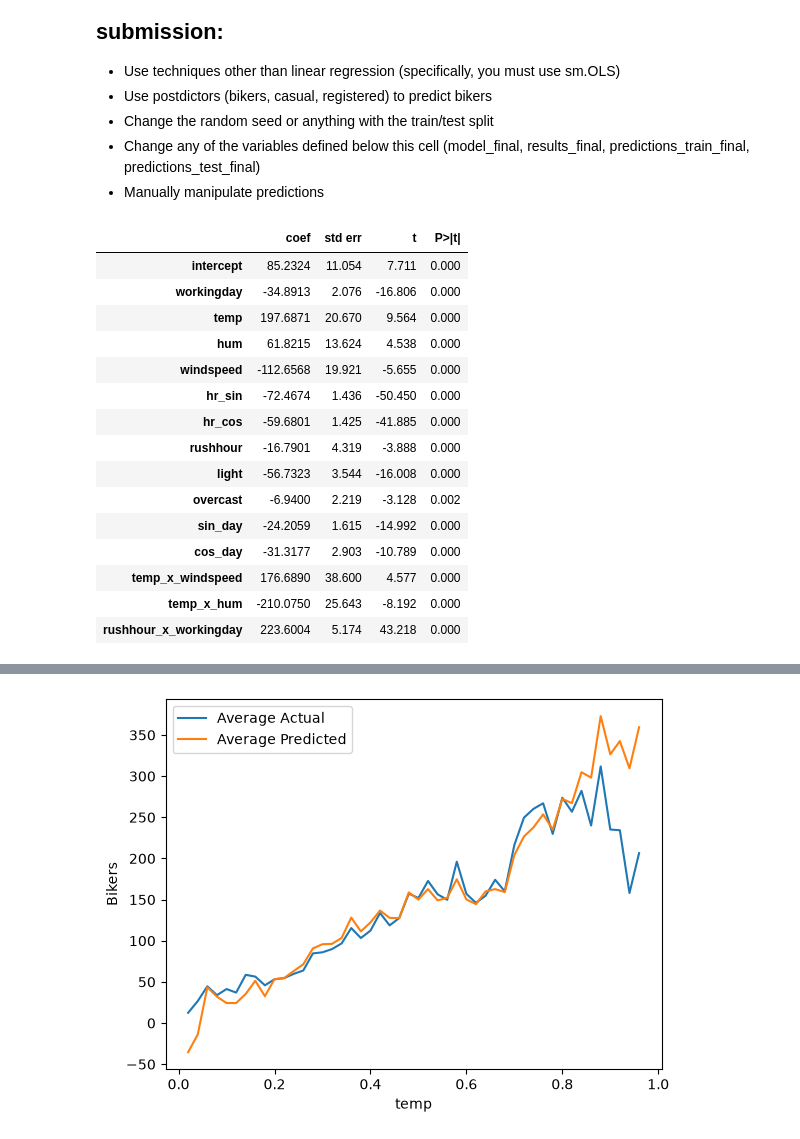
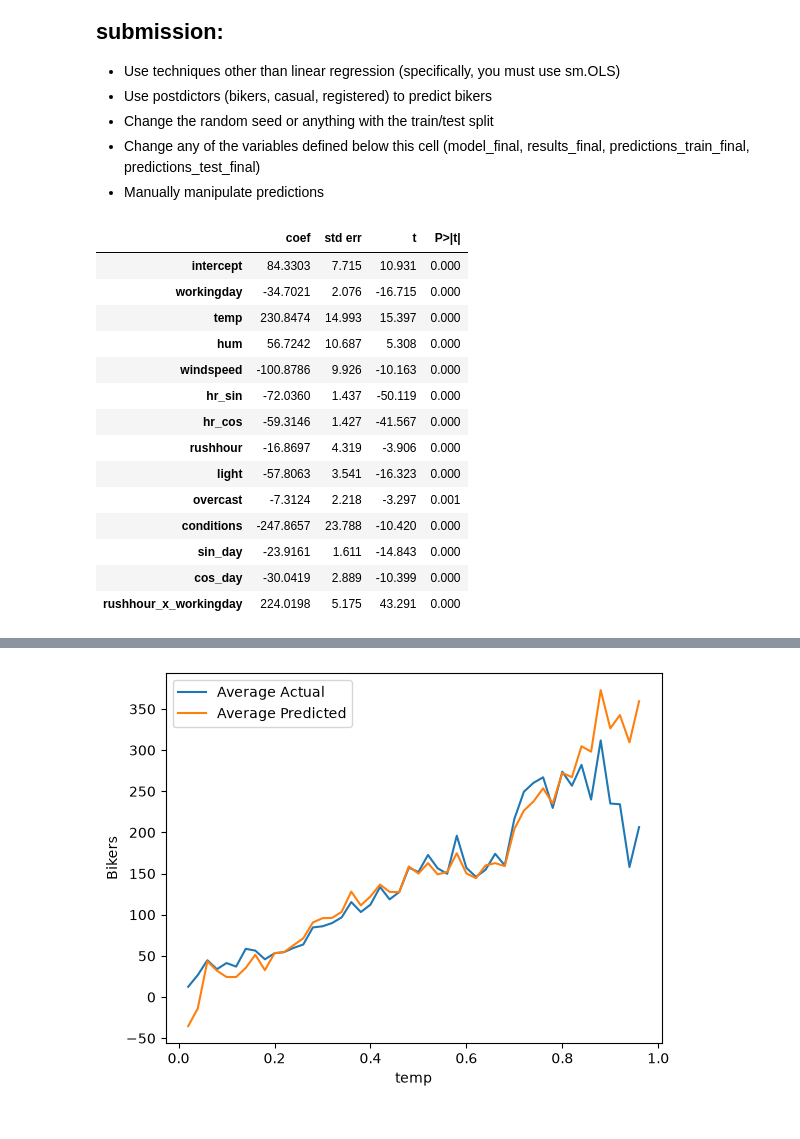
Before and after one commit to JamesBe2006/code_2600, a Jupyter notebook: mod05_nonlinear.ipynb, the cells around one changed output, grey strips where cells are left out. Drawn from its saved outputs; the diff is of its cells as text; code cells hidden in the pictures.

```diff
--- a/mod05_nonlinear.ipynb
+++ b/mod05_nonlinear.ipynb
@@ -448,32 +389,30 @@ X_test['rushhour_x_workingday'] = X_test['rushhour'] * X_test['workingday']
 # %%
 vars_to_include = ['intercept','workingday', 'temp',
                    'hum', 'windspeed', 'hr_sin',
                    'hr_cos', 'rushhour',
-                   'light', 'overcast',
-                   'sin_day', 'cos_day', 'temp_x_windspeed',
-                   'temp_x_hum','rushhour_x_workingday'
+                   'light', 'overcast', 'conditions',
+                   'sin_day', 'cos_day','rushhour_x_workingday'
 ]
 
 model_final = sm.OLS(y_train, X_train[vars_to_include])
 results_final = model_final.fit()
 summarize(results_final)
 # %% [output]
 |  | coef | std err | t | P>|t| |
-| intercept | 85.2324 | 11.054 | 7.711 | 0.000 |
-| workingday | -34.8913 | 2.076 | -16.806 | 0.000 |
-| temp | 197.6871 | 20.670 | 9.564 | 0.000 |
-| hum | 61.8215 | 13.624 | 4.538 | 0.000 |
-| windspeed | -112.6568 | 19.921 | -5.655 | 0.000 |
-| hr_sin | -72.4674 | 1.436 | -50.450 | 0.000 |
-| hr_cos | -59.6801 | 1.425 | -41.885 | 0.000 |
-| rushhour | -16.7901 | 4.319 | -3.888 | 0.000 |
-| light | -56.7323 | 3.544 | -16.008 | 0.000 |
-| overcast | -6.9400 | 2.219 | -3.128 | 0.002 |
-| sin_day | -24.2059 | 1.615 | -14.992 | 0.000 |
-| cos_day | -31.3177 | 2.903 | -10.789 | 0.000 |
-| temp_x_windspeed | 176.6890 | 38.600 | 4.577 | 0.000 |
-| temp_x_hum | -210.0750 | 25.643 | -8.192 | 0.000 |
-| rushhour_x_workingday | 223.6004 | 5.174 | 43.218 | 0.000 |
+| intercept | 84.3303 | 7.715 | 10.931 | 0.000 |
+| workingday | -34.7021 | 2.076 | -16.715 | 0.000 |
+| temp | 230.8474 | 14.993 | 15.397 | 0.000 |
+| hum | 56.7242 | 10.687 | 5.308 | 0.000 |
+| windspeed | -100.8786 | 9.926 | -10.163 | 0.000 |
+| hr_sin | -72.0360 | 1.437 | -50.119 | 0.000 |
+| hr_cos | -59.3146 | 1.427 | -41.567 | 0.000 |
+| rushhour | -16.8697 | 4.319 | -3.906 | 0.000 |
+| light | -57.8063 | 3.541 | -16.323 | 0.000 |
+| overcast | -7.3124 | 2.218 | -3.297 | 0.001 |
+| conditions | -247.8657 | 23.788 | -10.420 | 0.000 |
+| sin_day | -23.9161 | 1.611 | -14.843 | 0.000 |
+| cos_day | -30.0419 | 2.889 | -10.399 | 0.000 |
+| rushhour_x_workingday | 224.0198 | 5.175 | 43.291 | 0.000 |
 # %%
 predictions_train_final = predict(X_train[vars_to_include], results_final)
 print('MSE train: ', mse(y_train, predictions_train_final))
```
Also changed, not shown: parts of 2 cells of this notebook.
